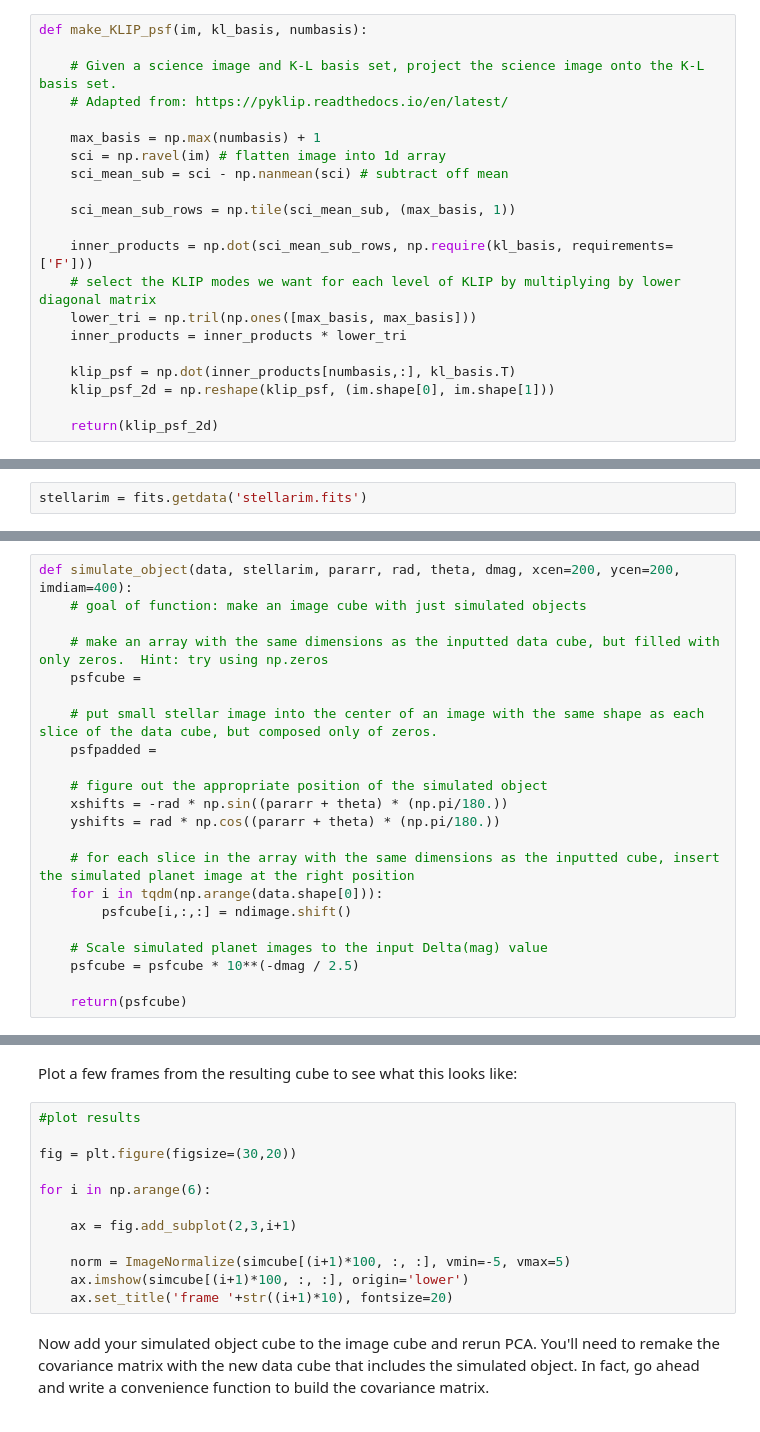
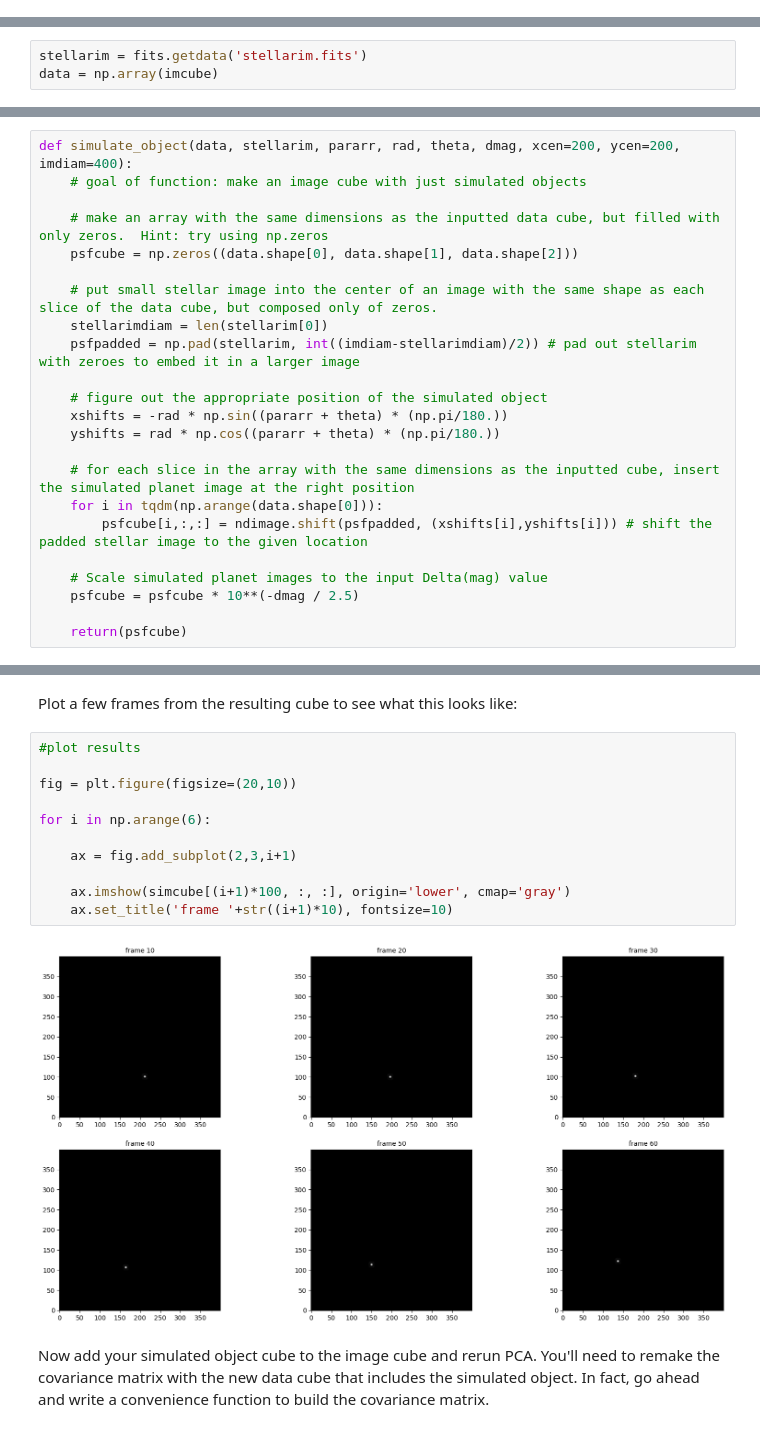
Before and after one commit to jtrossiter/sia_cp3, a Jupyter notebook: SIA_checkpoint3_separation_and_mass_of_exoplanets_d220224_v003_PROBLEM.ipynb, the cells around one changed output, grey strips where cells are left out. Drawn from its saved outputs; the diff is of its cells as text.

```diff
--- a/SIA_checkpoint3_separation_and_mass_of_exoplanets_d220224_v003_PROBLEM.ipynb
+++ b/SIA_checkpoint3_separation_and_mass_of_exoplanets_d220224_v003_PROBLEM.ipynb
@@ -141,24 +120,3 @@ def calc_KL_basis(covar_psfs, ref_psfs_mean_sub, numbasis):
-# %%
-def make_KLIP_psf(im, kl_basis, numbasis):
-
-    # Given a science image and K-L basis set, project the science image onto the K-L basis set.
-    # Adapted from: https://pyklip.readthedocs.io/en/latest/
-
-    max_basis = np.max(numbasis) + 1
-    sci = np.ravel(im) # flatten image into 1d array
-    sci_mean_sub = sci - np.nanmean(sci) # subtract off mean
-
-    sci_mean_sub_rows = np.tile(sci_mean_sub, (max_basis, 1))
-
-    inner_products = np.dot(sci_mean_sub_rows, np.require(kl_basis, requirements=['F']))
-    # select the KLIP modes we want for each level of KLIP by multiplying by lower diagonal matrix
-    lower_tri = np.tril(np.ones([max_basis, max_basis]))
-    inner_products = inner_products * lower_tri
-
-    klip_psf = np.dot(inner_products[numbasis,:], kl_basis.T)
-    klip_psf_2d = np.reshape(klip_psf, (im.shape[0], im.shape[1]))
-
-    return(klip_psf_2d)
 # %%
 def run_full_PCA(covar_psfs, ref_psfs_mean_sub, data, pararr, numbasis):
     # calculate the KL basis vectors
@@ -285,4 +243,5 @@ Print out the position angles of each planet in degrees as well:
 Since the PCA algorithm is not flux-conserving, we lose some (unquantified) amount of brightness from each planet when we run PCA.  Thus, unlike the seeing-limited image used in Workshop 4, we cannot simply perform aperture photometry to estimate the brightness of each planet.  Instead, we will use an image of the star taken without the coronagraph to simulate exoplanets in the raw data, then run PCA, and compare the brightness (after self-subtraction) of the simulated planets to the actual planets.  Let's start by inspecting the stellar image we will use to simulate the planets:
 # %%
 stellarim = fits.getdata('stellarim.fits')
+data = np.array(imcube)
 # %%
@@ -298,10 +260,11 @@ def simulate_object(data, stellarim, pararr, rad, theta, dmag, xcen=200, ycen=20
     # goal of function: make an image cube with just simulated objects
 
     # make an array with the same dimensions as the inputted data cube, but filled with only zeros.  Hint: try using np.zeros
-    psfcube =
+    psfcube = np.zeros((data.shape[0], data.shape[1], data.shape[2]))
 
     # put small stellar image into the center of an image with the same shape as each slice of the data cube, but composed only of zeros.
-    psfpadded =
+    stellarimdiam = len(stellarim[0])
+    psfpadded = np.pad(stellarim, int((imdiam-stellarimdiam)/2)) # pad out stellarim with zeroes to embed it in a larger image
 
     # figure out the appropriate position of the simulated object
     xshifts = -rad * np.sin((pararr + theta) * (np.pi/180.))
@@ -309,7 +272,7 @@ def simulate_object(data, stellarim, pararr, rad, theta, dmag, xcen=200, ycen=20
 
     # for each slice in the array with the same dimensions as the inputted cube, insert the simulated planet image at the right position
     for i in tqdm(np.arange(data.shape[0])):
-        psfcube[i,:,:] = ndimage.shift()
+        psfcube[i,:,:] = ndimage.shift(psfpadded, (xshifts[i],yshifts[i])) # shift the padded stellar image to the given location
 
     # Scale simulated planet images to the input Delta(mag) value
     psfcube = psfcube * 10**(-dmag / 2.5)
@@ -324,15 +287,16 @@ Plot a few frames from the resulting cube to see what this looks like:
 # %%
 #plot results
 
-fig = plt.figure(figsize=(30,20))
+fig = plt.figure(figsize=(20,10))
 
 for i in np.arange(6):
 
     ax = fig.add_subplot(2,3,i+1)
 
-    norm = ImageNormalize(simcube[(i+1)*100, :, :], vmin=-5, vmax=5)
-    ax.imshow(simcube[(i+1)*100, :, :], origin='lower')
-    ax.set_title('frame '+str((i+1)*10), fontsize=20)
+    ax.imshow(simcube[(i+1)*100, :, :], origin='lower', cmap='gray')
+    ax.set_title('frame '+str((i+1)*10), fontsize=10)
+# %% [output]
+[figure, added]
 # %% [markdown]
 Now add your simulated object cube to the image cube and rerun PCA.  You'll need to remake the covariance matrix with the new data cube that includes the simulated object.  In fact, go ahead and write a convenience function to build the covariance matrix.
 # %% [markdown]
```
Also changed, not shown: parts of 9 cells of this notebook.
